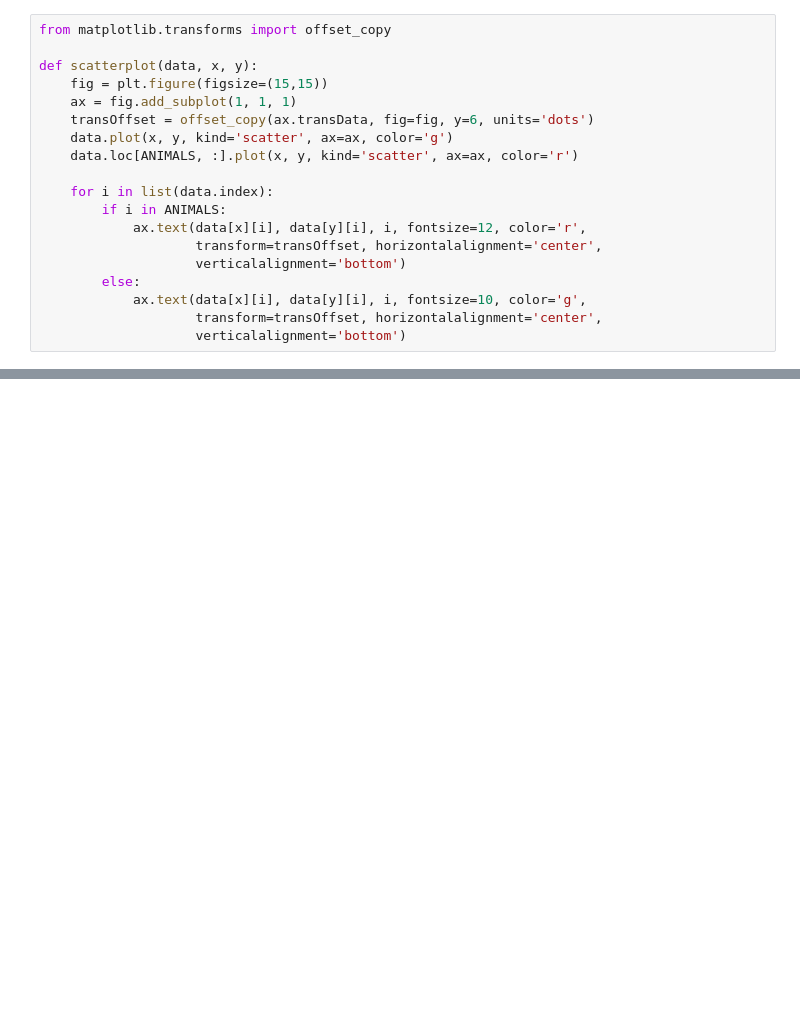
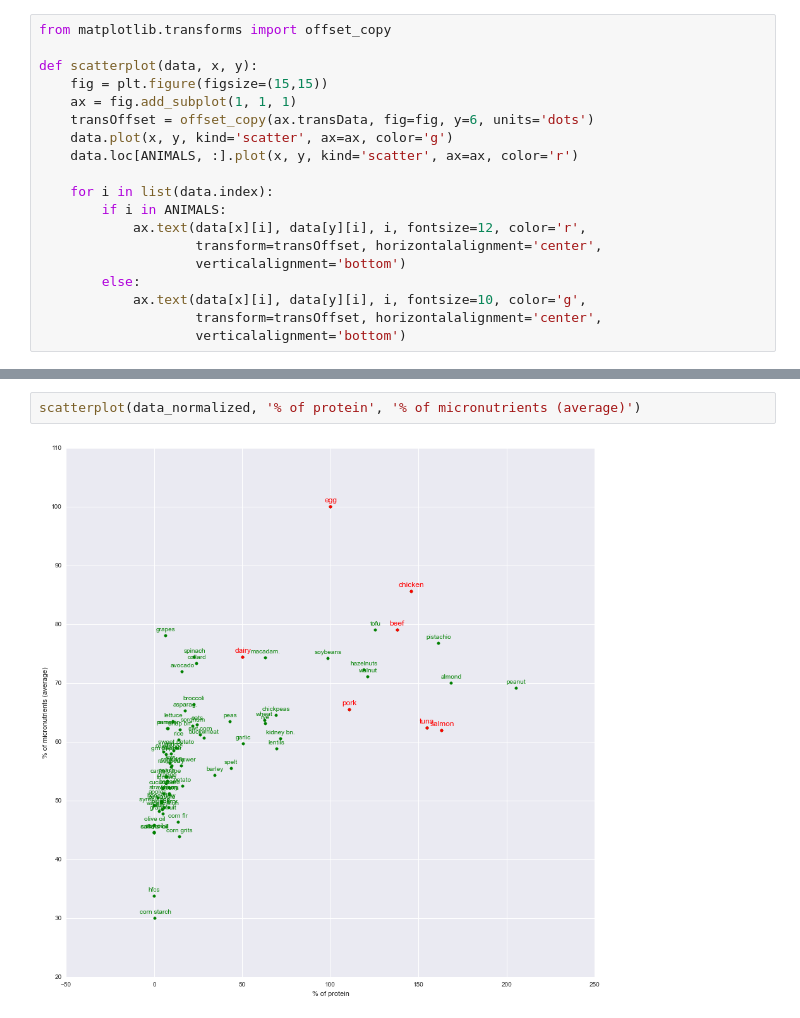
Before and after one commit to eladnoor/replace-animals, a Jupyter notebook: analyze_nutritional_values.ipynb, the cells around one changed output, grey strips where cells are left out. Cells and saved outputs as stored; diff of their text form; blank space fills up the shorter version.

```diff
--- a/analyze_nutritional_values.ipynb
+++ b/analyze_nutritional_values.ipynb
@@ -217,0 +209,4 @@ egg                                                      1.43       0.1256
+# %%
+scatterplot(data_normalized, '% of protein', '% of micronutrients (average)')
+# %% [output]
+[figure, added]
```
Also changed, not shown: parts of 7 cells of this notebook.
